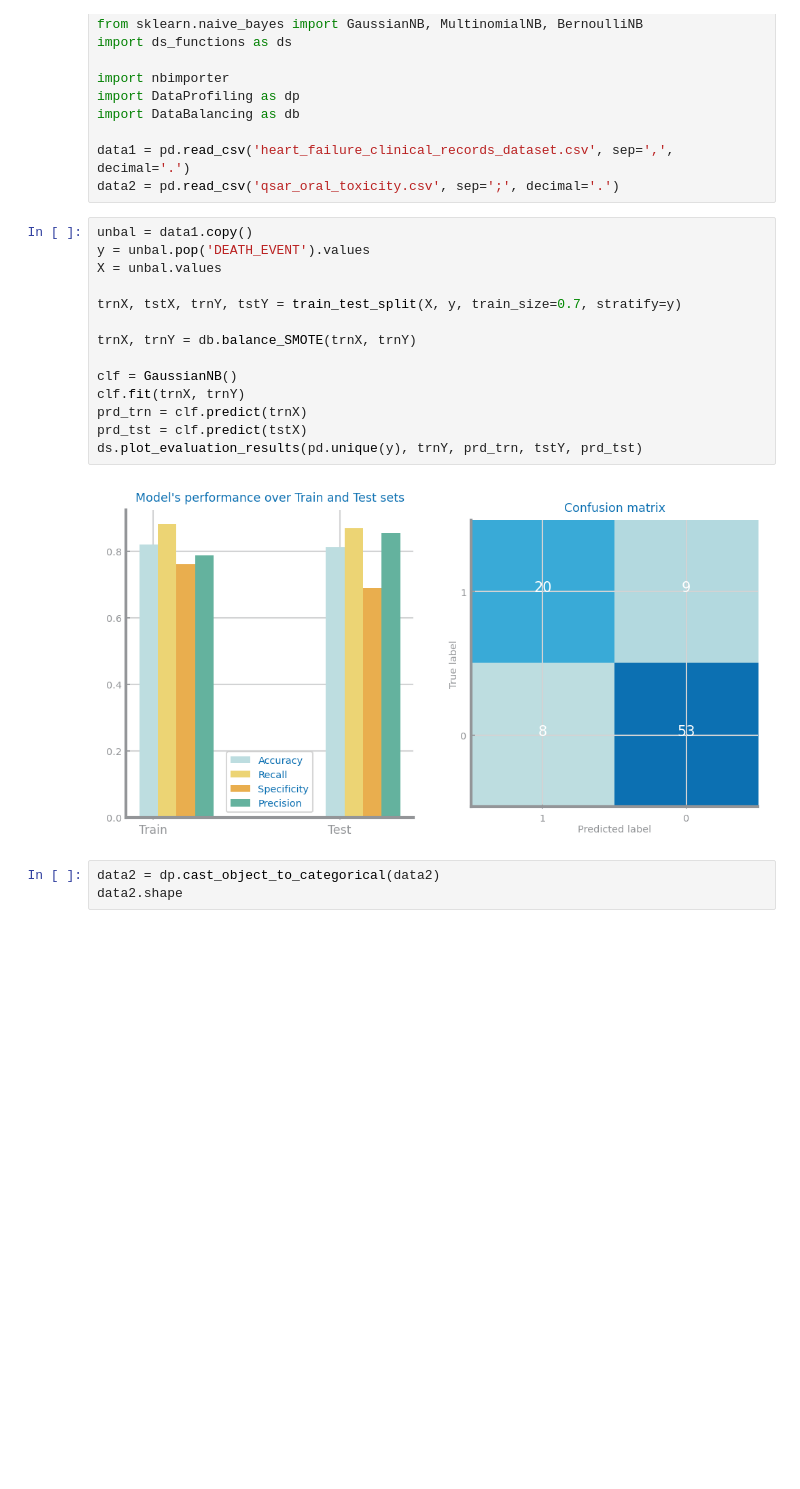
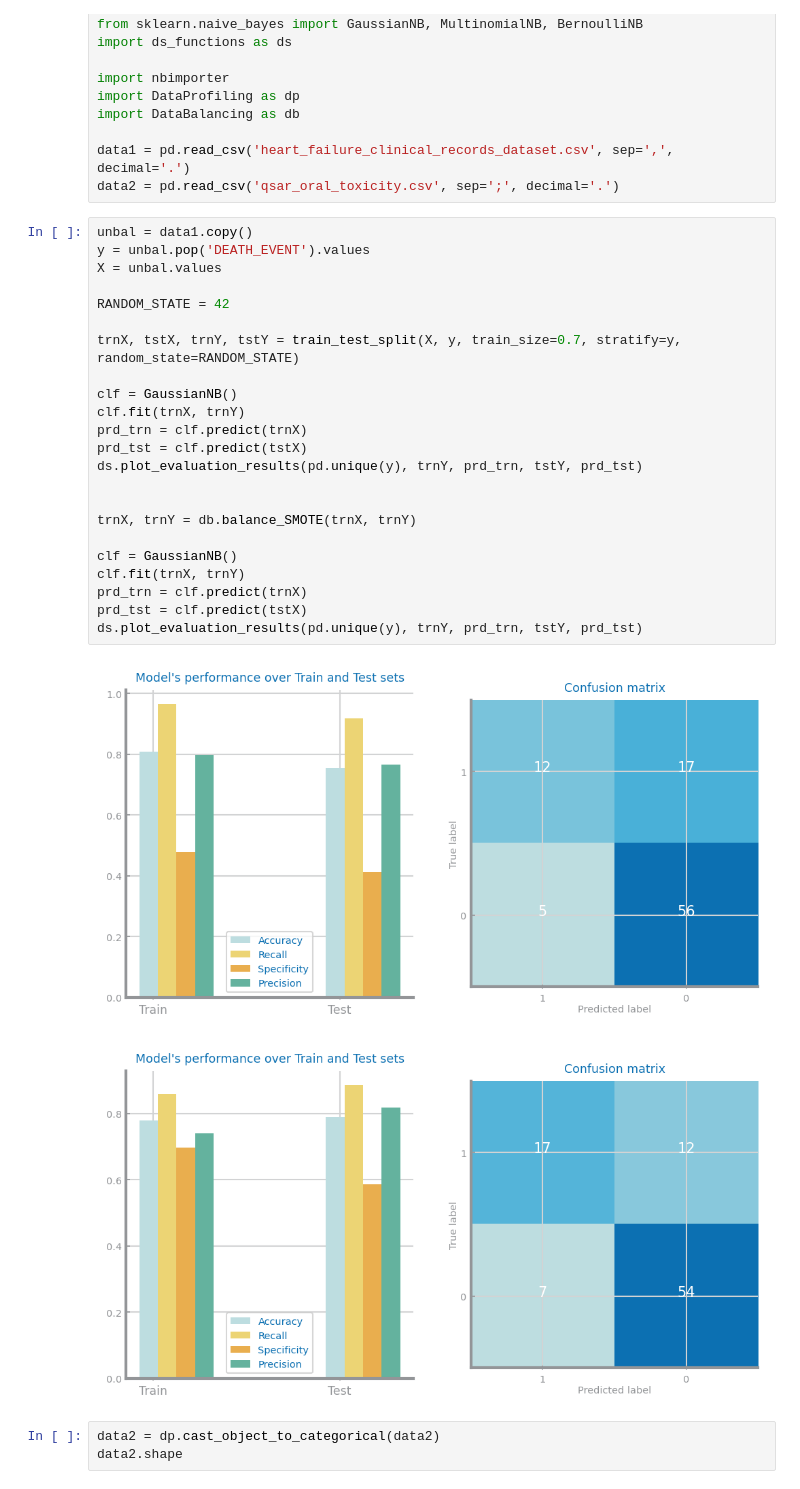
Before and after one commit to joaopalet/DataScience2020, a Jupyter notebook: Testing.ipynb, the cells around one changed output. Cells and saved outputs as stored; diff of their text form; blank space fills up the shorter version.

```diff
--- a/Testing.ipynb
+++ b/Testing.ipynb
@@ -18,19 +18,29 @@ data2 = pd.read_csv('qsar_oral_toxicity.csv', sep=';', decimal='.')
 # %%
 unbal = data1.copy()
 y = unbal.pop('DEATH_EVENT').values
 X = unbal.values
 
-trnX, tstX, trnY, tstY = train_test_split(X, y, train_size=0.7, stratify=y)
+RANDOM_STATE = 42
+
+trnX, tstX, trnY, tstY = train_test_split(X, y, train_size=0.7, stratify=y, random_state=RANDOM_STATE)
+
+clf = GaussianNB()
+clf.fit(trnX, trnY)
+prd_trn = clf.predict(trnX)
+prd_tst = clf.predict(tstX)
+ds.plot_evaluation_results(pd.unique(y), trnY, prd_trn, tstY, prd_tst)
+
 
 trnX, trnY = db.balance_SMOTE(trnX, trnY)
 
 clf = GaussianNB()
 clf.fit(trnX, trnY)
 prd_trn = clf.predict(trnX)
 prd_tst = clf.predict(tstX)
 ds.plot_evaluation_results(pd.unique(y), trnY, prd_trn, tstY, prd_tst)
 # %% [output]
-[figure, old version]
+[figure, new version]
+[figure, added]
 # %%
 data2 = dp.cast_object_to_categorical(data2)
 data2.shape
```
Also changed, not shown: 2 other files.
